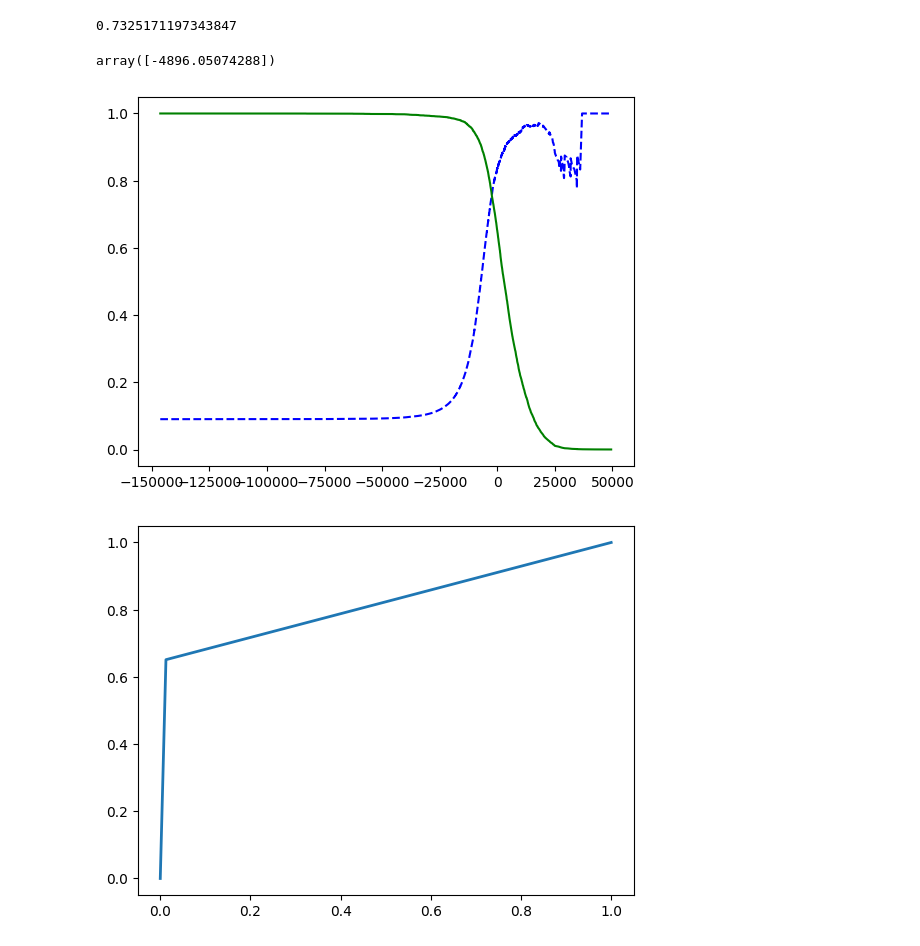
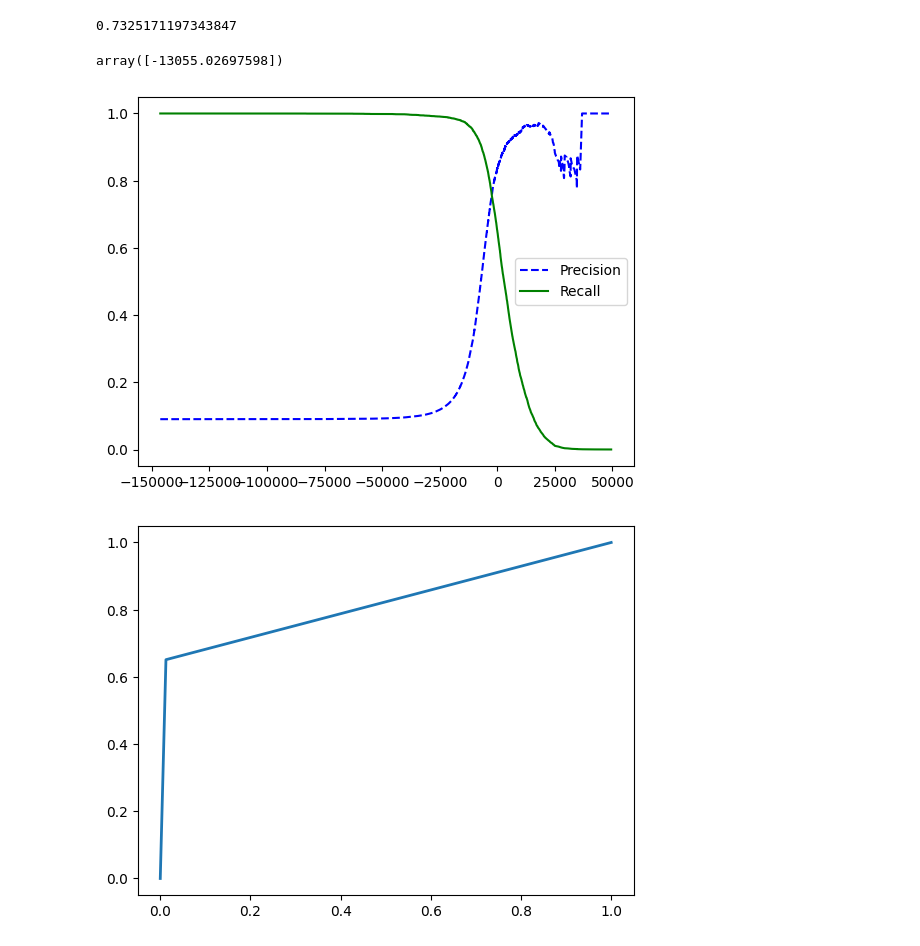
Before and after one commit to rishi-wqd190004/review_data_science_2025, a Jupyter notebook: ml/03_classification/01.1_classification.ipynb, the cells around one changed output. Saved outputs shown, nothing was run; the diff lists cells and outputs as text; code cells hidden in the pictures.

```diff
--- a/ml/03_classification/01.1_classification.ipynb
+++ b/ml/03_classification/01.1_classification.ipynb
@@ -52,14 +54,17 @@ x_train = np.array([
 x_test = np.array([
     np.array(img).reshape(-1) for img, label in mnist_test_set])
 
-y_train = np.array([label == 5 for _, label in mnist_train_set])
-y_test = np.array([label == 5 for _, label in mnist_test_set])
-print(x_train.shape, y_train.shape, x_test.shape, y_test.shape)
+y_train = np.array([label for _, label in mnist_train_set])
+y_test = np.array([label for _, label in mnist_test_set])
+
+y_train_5 = np.array([label == 5 for _, label in mnist_train_set])
+y_test_5 = np.array([label == 5 for _, label in mnist_test_set])
+print(x_train.shape, y_train_5.shape, x_test.shape, y_test_5.shape)
 # %% [output]
 (60000, 784) (60000,) (10000, 784) (10000,)
 # %%
 sgd_clf = SGDClassifier(random_state=42)
-sgd_clf.fit(x_train, y_train)
+sgd_clf.fit(x_train, y_train_5)
 # %% [output]
 SGDClassifier(random_state=42)
 # %%
@@ -107,16 +112,17 @@ recall_score(y_train, y_train_pred)
 y_scores = sgd_clf.decision_function(np.array([np.array(rndm_dgt).reshape(-1)]))
 y_scores
 # %% [output]
-array([-4896.05074288])
+array([-13055.02697598])
 # %%
-y_scores = cross_val_predict(sgd_clf, x_train, y_train, cv=3, method='decision_function')
+y_scores = cross_val_predict(sgd_clf, x_train, y_train_5, cv=3, method='decision_function')
 # %%
-precision, recall, thresholds = precision_recall_curve(y_train, y_scores)
+precision, recall, thresholds = precision_recall_curve(y_train_5, y_scores)
 # %%
 plt.plot(thresholds, precision[:-1], "b--", label="Precision")
 plt.plot(thresholds, recall[:-1], "g-", label="Recall")
+plt.legend()
 plt.show()
 # %% [output]
-[figure, old version]
+[figure, new version]
 # %%
 # ROC Curve
```
Also changed, not shown: parts of 21 cells of this notebook.
